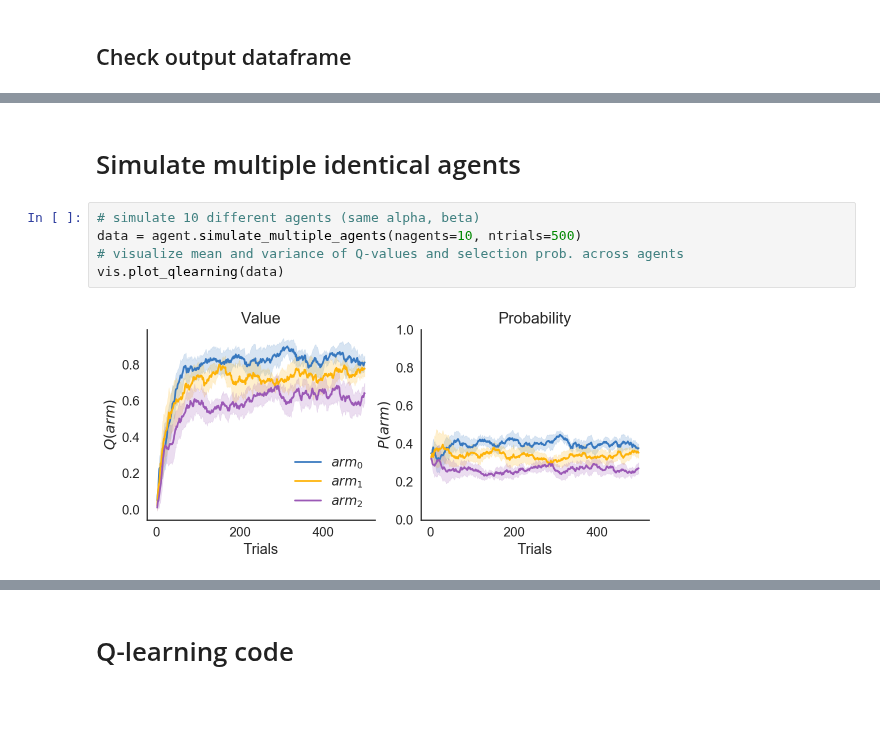
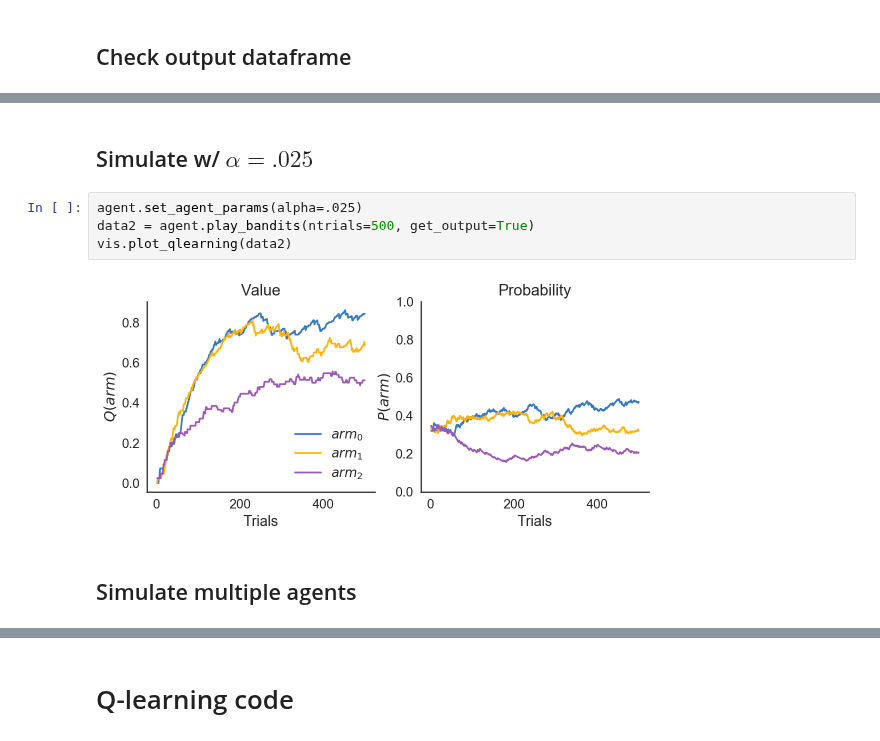
Before and after one commit to CoAxLab/AdaptiveDecisionMaking_2018, a Jupyter notebook: notebooks/Lab 2 - Reinforcement Learning.ipynb, the cells around one changed output, grey strips where cells are left out. Drawn from its saved outputs; the diff is of its cells as text; blank space fills up the shorter version.

```diff
--- a/notebooks/Lab 2 - Reinforcement Learning.ipynb
+++ b/notebooks/Lab 2 - Reinforcement Learning.ipynb
@@ -73,9 +83,10 @@ vis.plot_qlearning(data1)
+# %% [markdown]
+## Simulate w/ $\alpha=.025$
+# %%
+agent.set_agent_params(alpha=.025)
+data2 = agent.play_bandits(ntrials=500, get_output=True)
+vis.plot_qlearning(data2)
+# %% [output]
+[figure, added]
 # %% [markdown]
-# Simulate multiple identical agents
+## Simulate multiple agents
-# %%
-# simulate 10 different agents (same alpha, beta)
-data = agent.simulate_multiple_agents(nagents=10, ntrials=500)
-# visualize mean and variance of Q-values and selection prob. across agents
-vis.plot_qlearning(data)
-# %% [output]
-[figure, removed]
```
Also changed, not shown: parts of 10 cells of this notebook, 2 other files.
